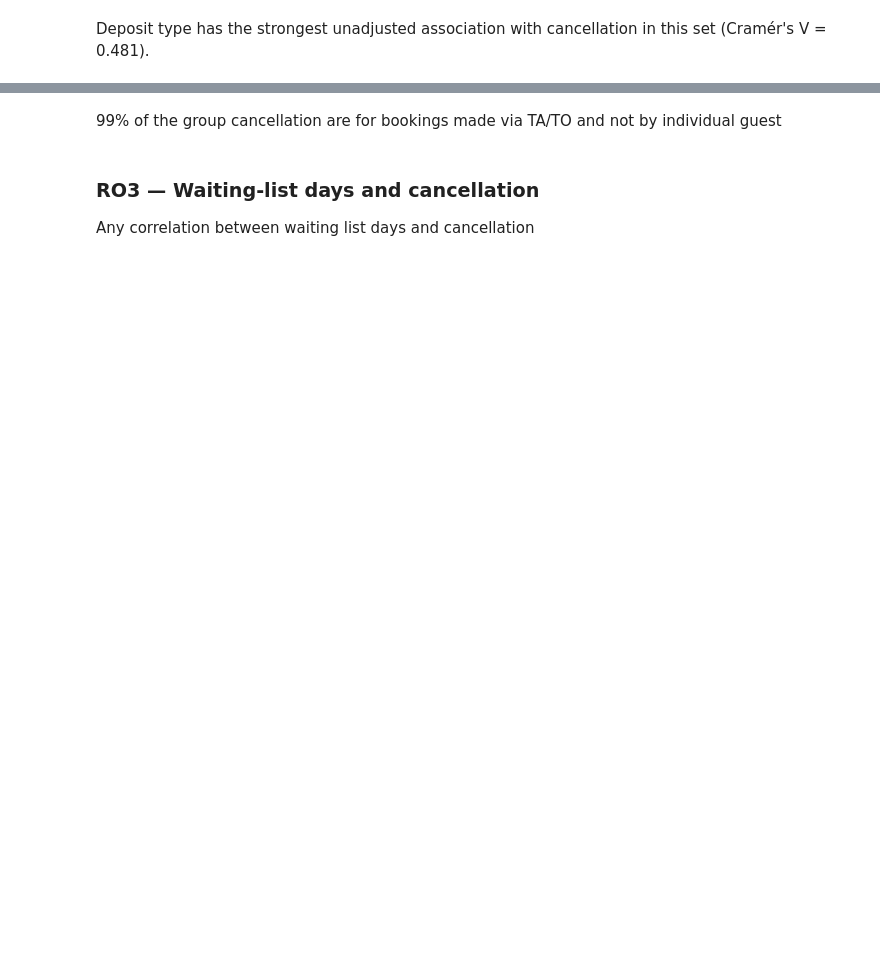
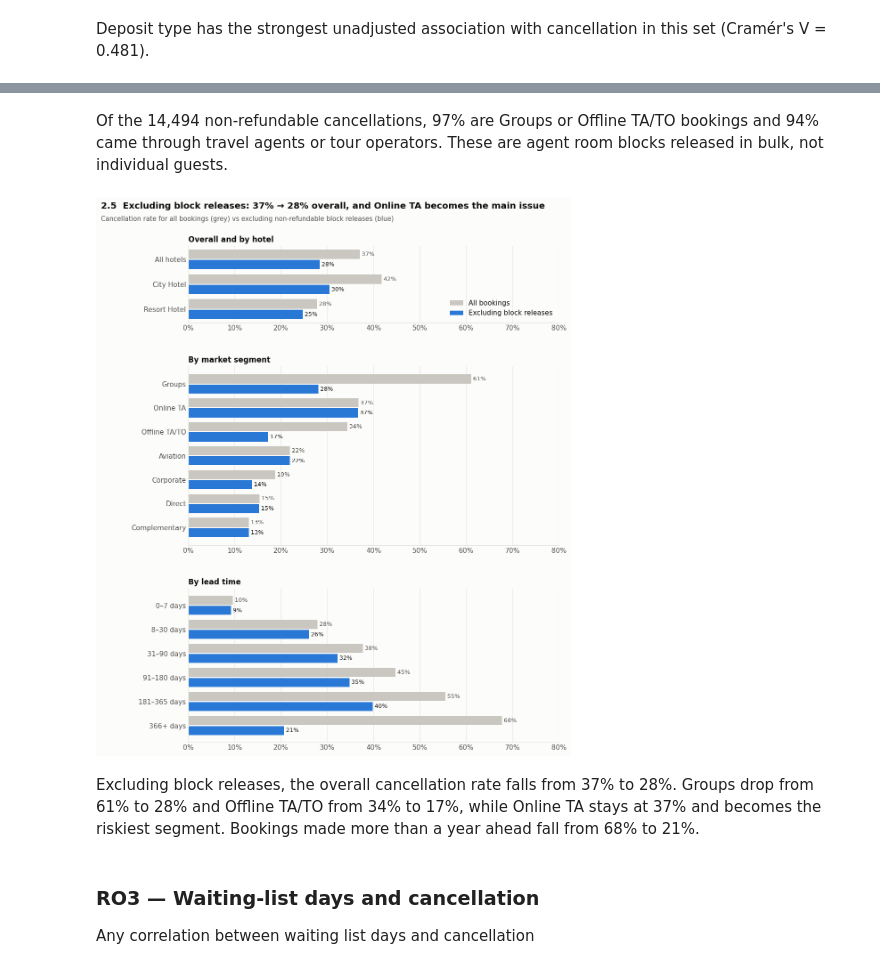
Before and after one commit to elsiejy/Capstone, a Jupyter notebook: Capstone.ipynb, the cells around one changed output, grey strips where cells are left out. Drawn from its saved outputs; the diff is of its cells as text; code cells hidden in the pictures; blank space fills up the shorter version.

```diff
--- a/Capstone.ipynb
+++ b/Capstone.ipynb
@@ -543,13 +577,12 @@ def suptitle(fig, text, sub=None, gap=1.0):
     if sub: fig.text(0.01, 1 - 0.38 / H, sub, ha='left', va='top', fontsize=9.5, color=INK2)
     fig.subplots_adjust(top=1 - gap / H)
 # %%
-# Source: the cleansed DataFrame `df` from the data-cleansing section of this notebook.
-# The cleansing step already created every derived column used below (bands, flags, arrival fields),
-# so this cell only checks they are present. Arrival-period fields come from checkin_date.
+# Check the derived columns from the data-cleansing section are present
 REQUIRED = ['is_canceled', 'checkin_date', 'hotel', 'market_segment', 'distribution_channel', 'customer_type',
             'deposit_type', 'meal', 'reservation_status', 'arrival_month', 'arrival_week', 'arrival_mname',
             'total_nights', 'kids', 'lead_band', 'stay_band', 'changes_band', 'requests_band', 'wait_band',
-            'waited', 'party', 'prev_cancel_flag', 'prev_stay_flag', 'has_agent', 'has_company', 'country_prt']
+            'waited', 'party', 'prev_cancel_flag', 'prev_stay_flag', 'has_agent', 'has_company', 'country_prt',
+            'block_release', 'room_revenue']
 missing = [c for c in REQUIRED if c not in df.columns]
 assert not missing, f'These columns are missing from df — re-run the data-cleansing section: {missing}'
 
@@ -565,7 +598,15 @@ PARTY = ['Solo adult', 'Couple (2 adults)', '3+ adults', 'With children', 'No ad
 # 7 bookings carry an 'Undefined' segment/channel — excluded from segment-level views
 seg = df[(df['market_segment'] != 'Undefined') & (df['distribution_channel'] != 'Undefined')].copy()
 
-BASE = df['is_canceled'].mean()
-print(f"Bookings: {len(df):,}   Cancelled + no-show: {df['is_canceled'].sum():,}   Baseline rate: {BASE:.2%}")
+# Benchmarks used across the charts
+BASE = df['is_canceled'].mean()                                       # 37.0% — all bookings
+BASE_EX = df.loc[df['block_release'] == 0, 'is_canceled'].mean()      # 28.4% — excluding block releases
+TOTAL_CANCELS = df['is_canceled'].sum()
+
+print(f"Bookings: {len(df):,}   Cancelled + no-show: {TOTAL_CANCELS:,}   Baseline rate: {BASE:.2%}")
+print(f"Block releases: {df['block_release'].sum():,} bookings, "
+      f"{df.loc[df['block_release'] == 1, 'is_canceled'].sum():,} cancellations "
+      f"({df.loc[df['block_release'] == 1, 'is_canceled'].sum() / TOTAL_CANCELS:.0%} of all)   "
+      f"Rate excluding them: {BASE_EX:.2%}")
 print(df['reservation_status'].value_counts().to_string())
 # %% [output]
@@ -839,5 +934,36 @@ ct.assign(Total=total).sort_values('Total', ascending=False)
-# %% [markdown]
-99% of the group cancellation are for bookings made via TA/TO and not by individual guest
+# %% [markdown]
+Of the 14,494 non-refundable cancellations, 97% are Groups or Offline TA/TO bookings and 94% came through travel agents or tour operators. These are agent room blocks released in bulk, not individual guests.
+# %%
+# 2.5 All bookings vs excluding block releases — overall/hotel, market segment, lead time
+ex = df[df['block_release'] == 0]
+def two_rates(data_all, data_ex, col, order=None):
+    t = pd.DataFrame({'all': data_all.groupby(col, observed=True)['is_canceled'].mean(),
+                      'excl': data_ex.groupby(col, observed=True)['is_canceled'].mean()})
+    return t.reindex(order) if order is not None else t.sort_values('all', ascending=False)
+t_h = pd.concat([pd.DataFrame({'all': [BASE], 'excl': [BASE_EX]}, index=['All hotels']), two_rates(df, ex, 'hotel')])
+t_s = two_rates(seg, seg[seg['block_release'] == 0], 'market_segment')
+t_l = two_rates(df, ex, 'lead_band', LEAD); t_l.index = [f'{i} days' for i in t_l.index]
+
+fig, axes = plt.subplots(3, 1, figsize=(10.5, 12.5),
+                         gridspec_kw={'height_ratios': [len(t_h), len(t_s), len(t_l)], 'hspace': 0.32})
+h = 0.38
+for ax, t, title in zip(axes, [t_h, t_s, t_l], ['Overall and by hotel', 'By market segment', 'By lead time']):
+    y = np.arange(len(t))
+    ax.barh(y - h / 2 - 0.02, t['all'], height=h, color=CONTEXT, label='All bookings')
+    ax.barh(y + h / 2 + 0.02, t['excl'], height=h, color=BLUE, label='Excluding block releases')
+    for yi, (a, b) in enumerate(zip(t['all'], t['excl'])):
+        ax.text(a, yi - h / 2 - 0.02, f' {a:.0%}', va='center', fontsize=8.5, color=INK2)
+        ax.text(b, yi + h / 2 + 0.02, f' {b:.0%}', va='center', fontsize=8.5, color=INK)
+    ax.set_yticks(y, t.index); ax.invert_yaxis(); ax.set_xlim(0, 0.8); ax.xaxis.set_major_formatter(PCT)
+    ax.grid(axis='y', visible=False); ax.set_title(title)
+axes[0].legend(loc='lower right')
+suptitle(fig, f'2.5  Excluding block releases: {BASE:.0%} → {BASE_EX:.0%} overall, and Online TA becomes the main issue',
+         'Cancellation rate for all bookings (grey) vs excluding non-refundable block releases (blue)', gap=1.0)
+fig.subplots_adjust(left=0.18); plt.show()
+# %% [output]
+[figure, added]
+# %% [markdown]
+Excluding block releases, the overall cancellation rate falls from 37% to 28%. Groups drop from 61% to 28% and Offline TA/TO from 34% to 17%, while Online TA stays at 37% and becomes the riskiest segment. Bookings made more than a year ahead fall from 68% to 21%.
 # %% [markdown]
 ### RO3 — Waiting-list days and cancellation
 
```
Also changed, not shown: parts of 47 cells of this notebook.
